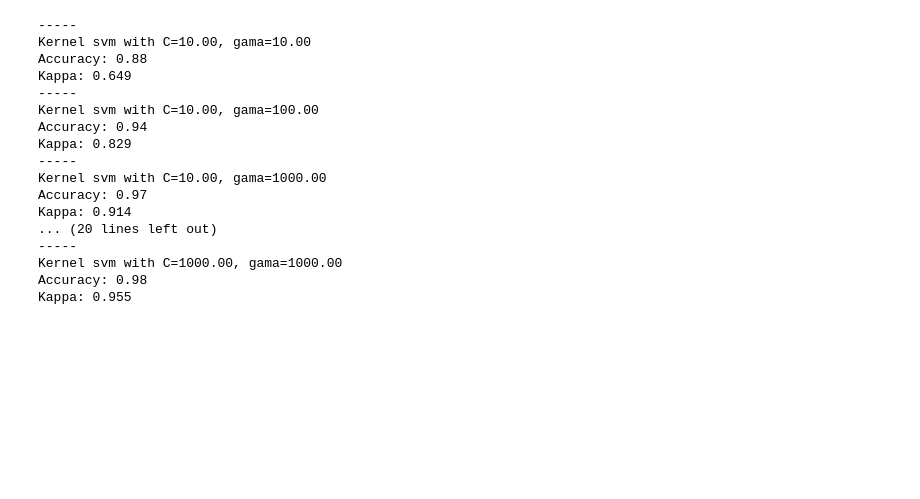
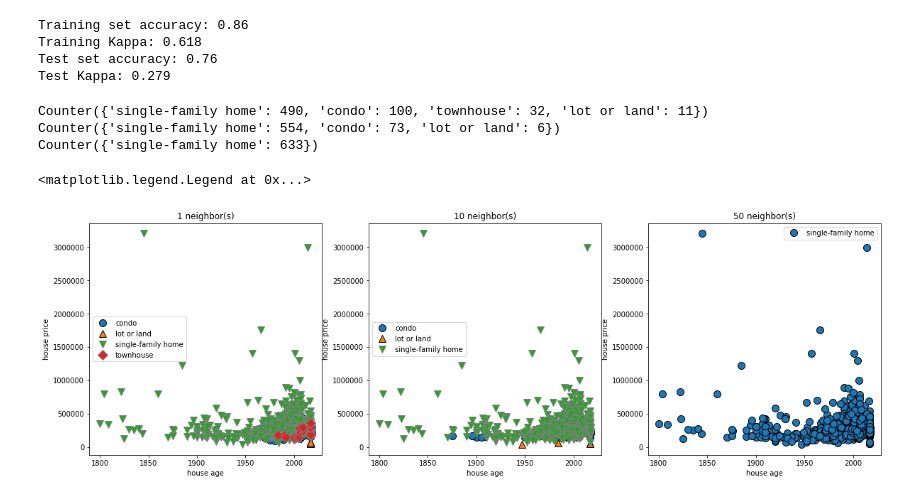
Before and after one commit to johnsaliba/480, a Jupyter notebook: Untitled.ipynb, the cells around one changed output. Cells and saved outputs as stored; diff of their text form; code cells hidden in the pictures; blank space fills up the shorter version.

```diff
--- a/Untitled.ipynb
+++ b/Untitled.ipynb
@@ -92,8 +30,0 @@ Training Set Kappa: 0.402
-# %%
-fig, ax = plt.subplots(figsize=(8, 6))
-mglearn.plots.plot_2d_separator(linear_svm, X_scaled, fill=True, eps=0.5,ax=ax, alpha=.7)
-mglearn.discrete_scatter(X_scaled[:, 0], X_scaled[:, 1], y, ax=ax)
-plt.title("{}".format(linear_svm.__class__.__name__))
-plt.xlabel("house age")
-plt.ylabel("house price")
-plt.legend(['not single family house','single family house'])
@@ -117,10 +30,0 @@ Training Set Kappa: 0.649
-# %%
-fig, ax = plt.subplots(figsize=(8, 6))
-mglearn.plots.plot_2d_separator(kernel_svm, X_scaled, fill=True, eps=0.5,ax=ax, alpha=.7)
-mglearn.discrete_scatter(X_scaled[:, 0], X_scaled[:, 1], y, ax=ax)
-
-
-plt.title("{}".format(kernel_svm.__class__.__name__))
-plt.xlabel("house age")
-plt.ylabel("house price")
-plt.legend(['not single family house','single family house'])
@@ -130,26 +31,36 @@ plt.legend(['not single family house','single family house'])
-# %%
-for C, marker in zip([10, 100, 1000], ['o', '^', 'v']): # use different C parameters
-    for gamma in [10,100,1000]:
-        kernel_svm = SVC(kernel='rbf', C=C, gamma=gamma).fit(X_scaled, y)
-        print ('-----')
-        print("Kernel svm with C={:.2f}, gama={:.2f}".format(C,gamma))
-        print("Accuracy: {:.2f}".format( kernel_svm.score(X_scaled, y)))
-        print ("Kappa: {:.3f}".format(cohen_kappa_score(y,kernel_svm.predict(X_scaled))))
-# %% [output]
------
-Kernel svm with C=10.00, gama=10.00
-Accuracy: 0.88
-Kappa: 0.649
------
-Kernel svm with C=10.00, gama=100.00
-Accuracy: 0.94
-Kappa: 0.829
------
-Kernel svm with C=10.00, gama=1000.00
-Accuracy: 0.97
-Kappa: 0.914
-... (20 lines left out)
------
-Kernel svm with C=1000.00, gama=1000.00
-Accuracy: 0.98
-Kappa: 0.955
+# %%
+from sklearn.neighbors import KNeighborsClassifier
+from sklearn.metrics import cohen_kappa_score
+clf = KNeighborsClassifier(n_neighbors=3)
+clf.fit(X_train, y_train)
+
+print("Training set accuracy: {:.2f}".format(clf.score(X_train, y_train)))
+print ("Training Kappa: {:.3f}".format(cohen_kappa_score(y_train,clf.predict(X_train))))
+print("Test set accuracy: {:.2f}".format(clf.score(X_test, y_test)))
+print ("Test Kappa: {:.3f}".format(cohen_kappa_score(y_test,clf.predict(X_test))))
+# %% [output]
+Training set accuracy: 0.86
+Training Kappa: 0.618
+Test set accuracy: 0.76
+Test Kappa: 0.279
+# %%
+fig, axes = plt.subplots(1, 3, figsize=(20, 6))
+
+for n_neighbors, ax in zip([1, 10, 50], axes):
+    # the fit method returns the object self, so we can instantiate
+    # and fit in one line
+    clf = KNeighborsClassifier(n_neighbors=n_neighbors).fit(X, y)
+    mglearn.discrete_scatter(X[:, 0], X[:, 1], clf.predict(X), ax=ax)
+    print(Counter(clf.predict(X)))
+    ax.set_title("{} neighbor(s)".format(n_neighbors))
+    ax.set_xlabel("house age")
+    ax.set_ylabel("house price")
+axes[0].legend()
+axes[1].legend()
+axes[2].legend()
+# %% [output]
+Counter({'single-family home': 490, 'condo': 100, 'townhouse': 32, 'lot or land': 11})
+Counter({'single-family home': 554, 'condo': 73, 'lot or land': 6})
+Counter({'single-family home': 633})
+<matplotlib.legend.Legend at 0x...>
+[figure, added]
```
Also changed, not shown: parts of 12 cells of this notebook.
